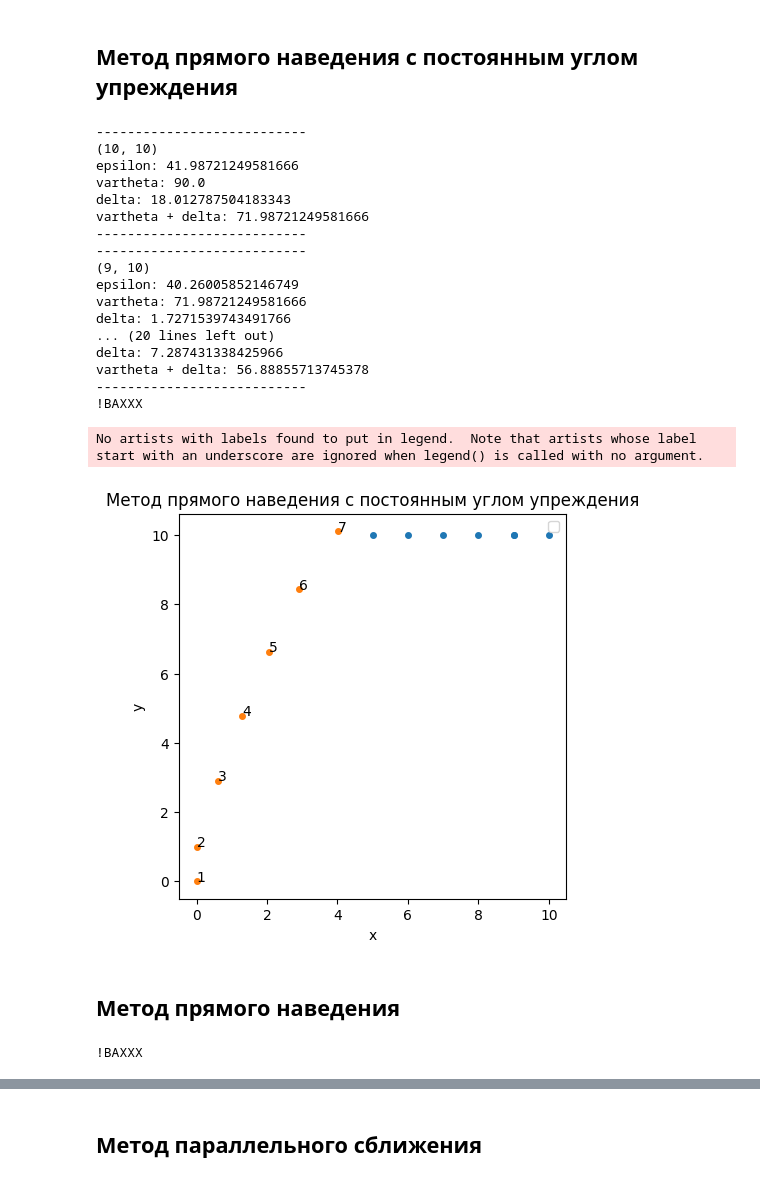
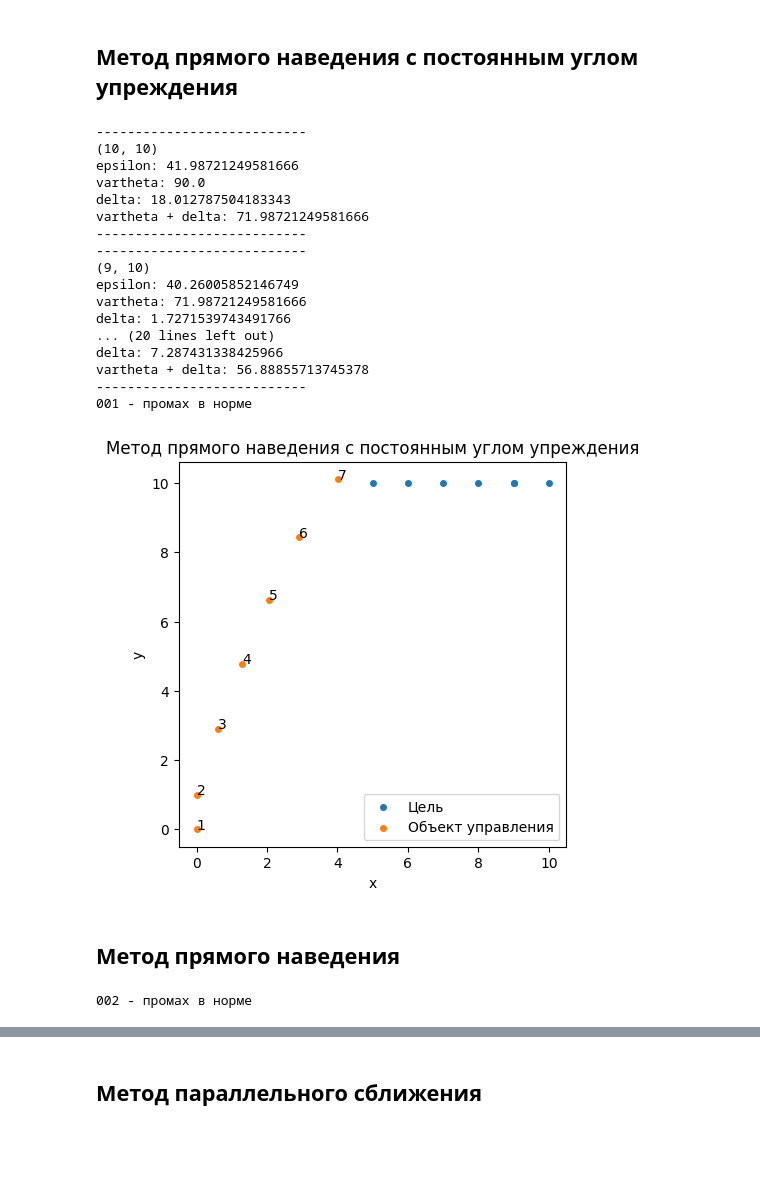
Before and after one commit to AlfaIV/RSKU, a Jupyter notebook: method_models.ipynb, the cells around one changed output, grey strips where cells are left out. Saved outputs shown, nothing was run; the diff lists cells and outputs as text; code cells hidden in the pictures; blank space fills up the shorter version.

```diff
--- a/method_models.ipynb
+++ b/method_models.ipynb
@@ -22,7 +22,7 @@ class Object:
         dT = 1 # TODO - где взять???
         dX = self.x[-1] - self.x[-2]
         dY = self.y[-1] - self.y[-2]
-        return (dX/dT, dY/dT)
+        return (dX/dT, dY/dT, sqrt((dX/dT)**2 + (dY/dT)**2))
     def moveTo(self, newX, newY):
         self.x.append(newX)
         self.y.append(newY)
@@ -77,7 +77,7 @@ for i in range(10):
 
     presition = step*2
     if (abs(dX) < presition) and (abs(dY) < presition):
-        print("!BAXXX")
+        print("001 - промах в норме")
         break
 # %% [output]
 ---------------------------
@@ -96,28 +96,27 @@ delta: 1.7271539743491766
 delta: 7.287431338425966
 vartheta + delta: 56.88855713745378
 ---------------------------
-!BAXXX
+001 - промах в норме
 # %%
 fig, ax = plt.subplots(1,1)
 
-plt.scatter(target1.x, target1.y, linewidth=2.0, marker=".")
-plt.scatter(controlObject1.x, controlObject1.y, linewidth=2.0, marker=".")
+plt.scatter(target1.x, target1.y, linewidth=2.0, marker=".", label='Цель')
+plt.scatter(controlObject1.x, controlObject1.y, linewidth=2.0, marker=".", label='Объект управления')
 
 plt.title("Метод прямого наведения с постоянным углом упреждения")
 plt.xlabel("x")
 plt.ylabel("y")
 # plt.xlim(0,1e2)
 
 # Добавление подписей номеров точек
 for i, (x_val, y_val) in enumerate(zip(controlObject1.x, controlObject1.y)):
     plt.text(x_val, y_val, str(i+1))
 
 fig.set_size_inches(5, 5)
 plt.legend()
 plt.show()
 # %% [output]
-No artists with labels found to put in legend.  Note that artists whose label start with an underscore are ignored when legend() is called with no argument.
-[figure, old version]
+[figure, new version]
 # %% [markdown]
 ## Метод прямого наведения
 # %%
@@ -164,10 +163,10 @@ for i in range(10):
 
     presition = step*2
     if (abs(dX) < presition) and (abs(dY) < presition):
-        print("!BAXXX")
+        print("002 - промах в норме")
         break
 # %% [output]
-!BAXXX
+002 - промах в норме
 # %%
 fig, ax = plt.subplots(1,1)
 
```
Also changed, not shown: parts of 5 cells of this notebook, 1 other file.
